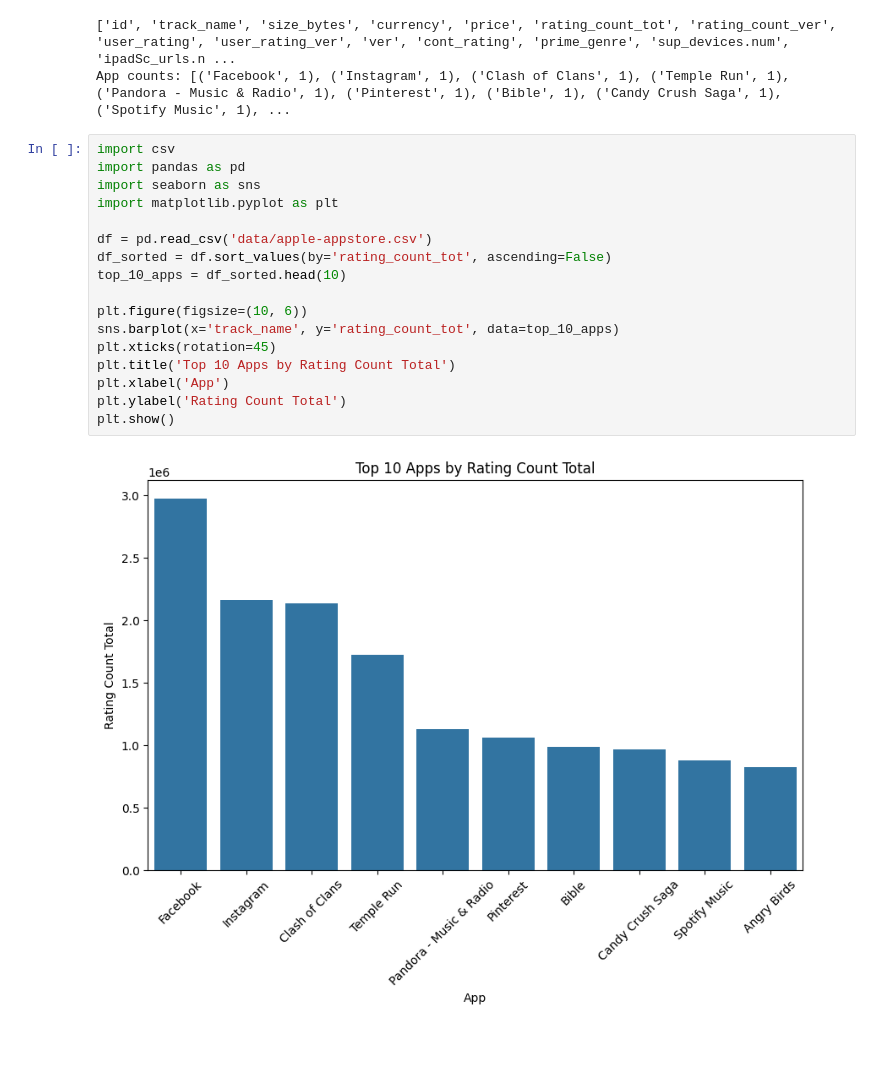
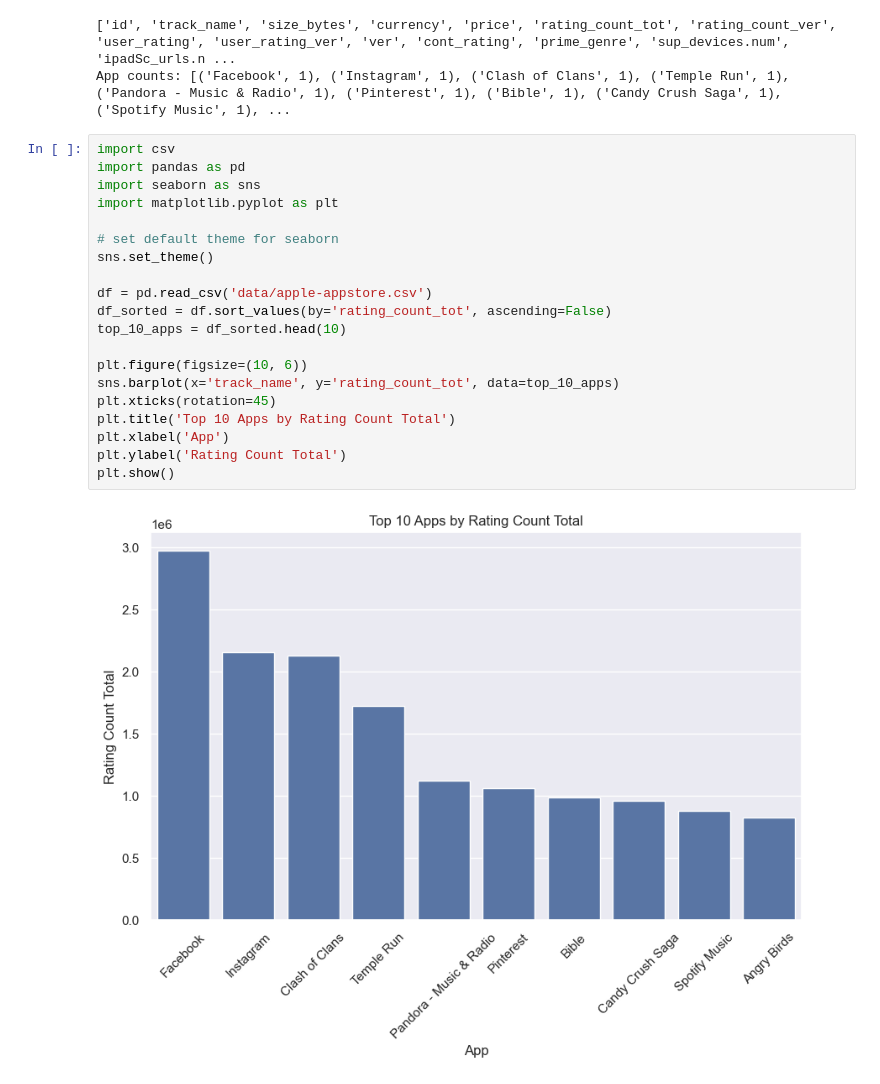
Before and after one commit to julianmoors/jupyter-notebooks, a Jupyter notebook: Profitable App Profiles.ipynb, the cells around one changed output. Saved outputs shown, nothing was run; the diff lists cells and outputs as text; blank space fills up the shorter version.

Commit message:
updated seaborn theme

```diff
--- a/Profitable App Profiles.ipynb
+++ b/Profitable App Profiles.ipynb
@@ -46,19 +46,22 @@ App counts: [('Facebook', 1), ('Instagram', 1), ('Clash of Clans', 1), ('Temple
 # %%
 import csv
 import pandas as pd
 import seaborn as sns
 import matplotlib.pyplot as plt
+
+# set default theme for seaborn
+sns.set_theme()
 
 df = pd.read_csv('data/apple-appstore.csv')
 df_sorted = df.sort_values(by='rating_count_tot', ascending=False)
 top_10_apps = df_sorted.head(10)
 
 plt.figure(figsize=(10, 6))
 sns.barplot(x='track_name', y='rating_count_tot', data=top_10_apps)
 plt.xticks(rotation=45)
 plt.title('Top 10 Apps by Rating Count Total')
 plt.xlabel('App')
 plt.ylabel('Rating Count Total')
 plt.show()
 # %% [output]
-[figure, old version]
+[figure, new version]
```
